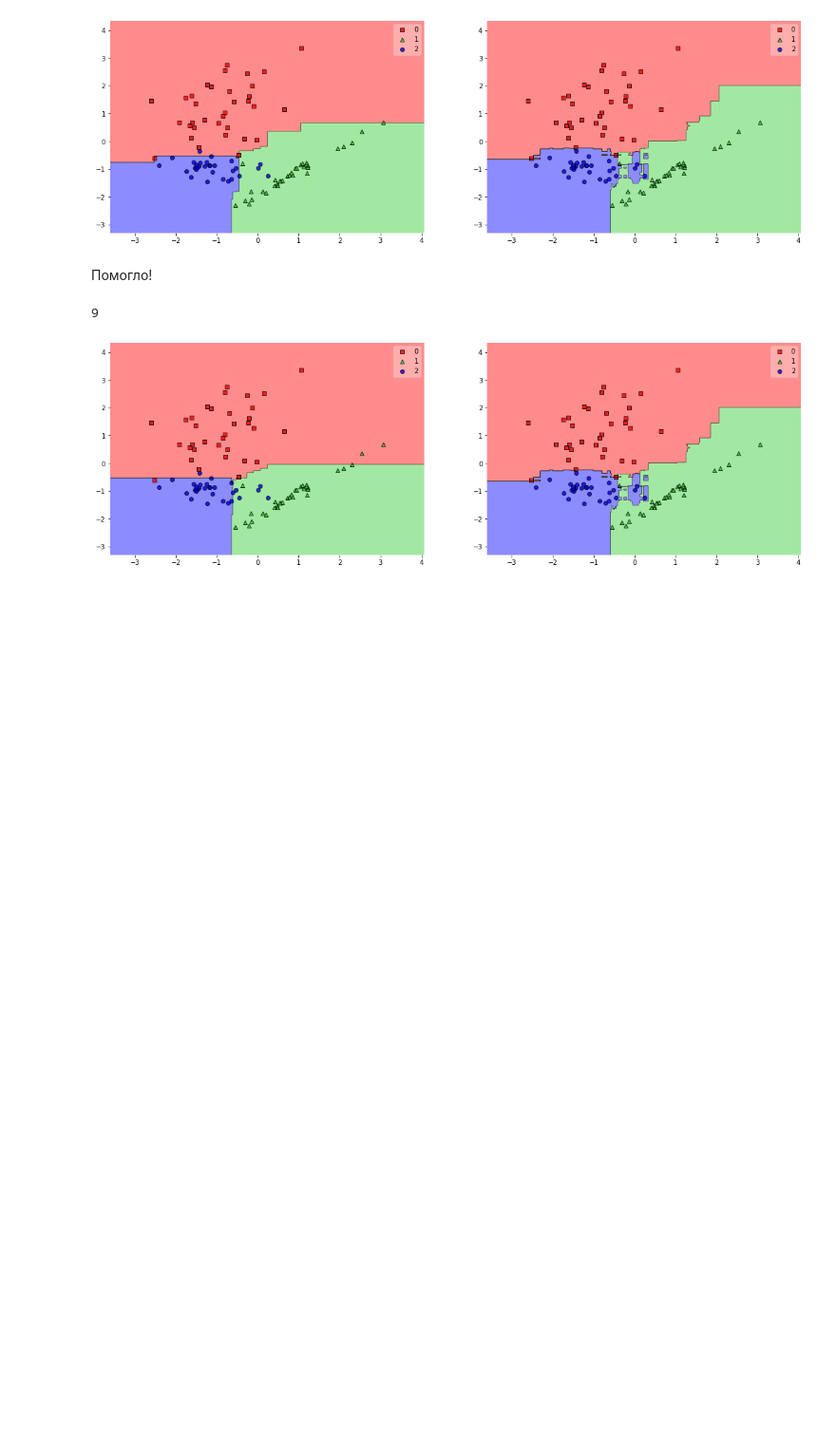
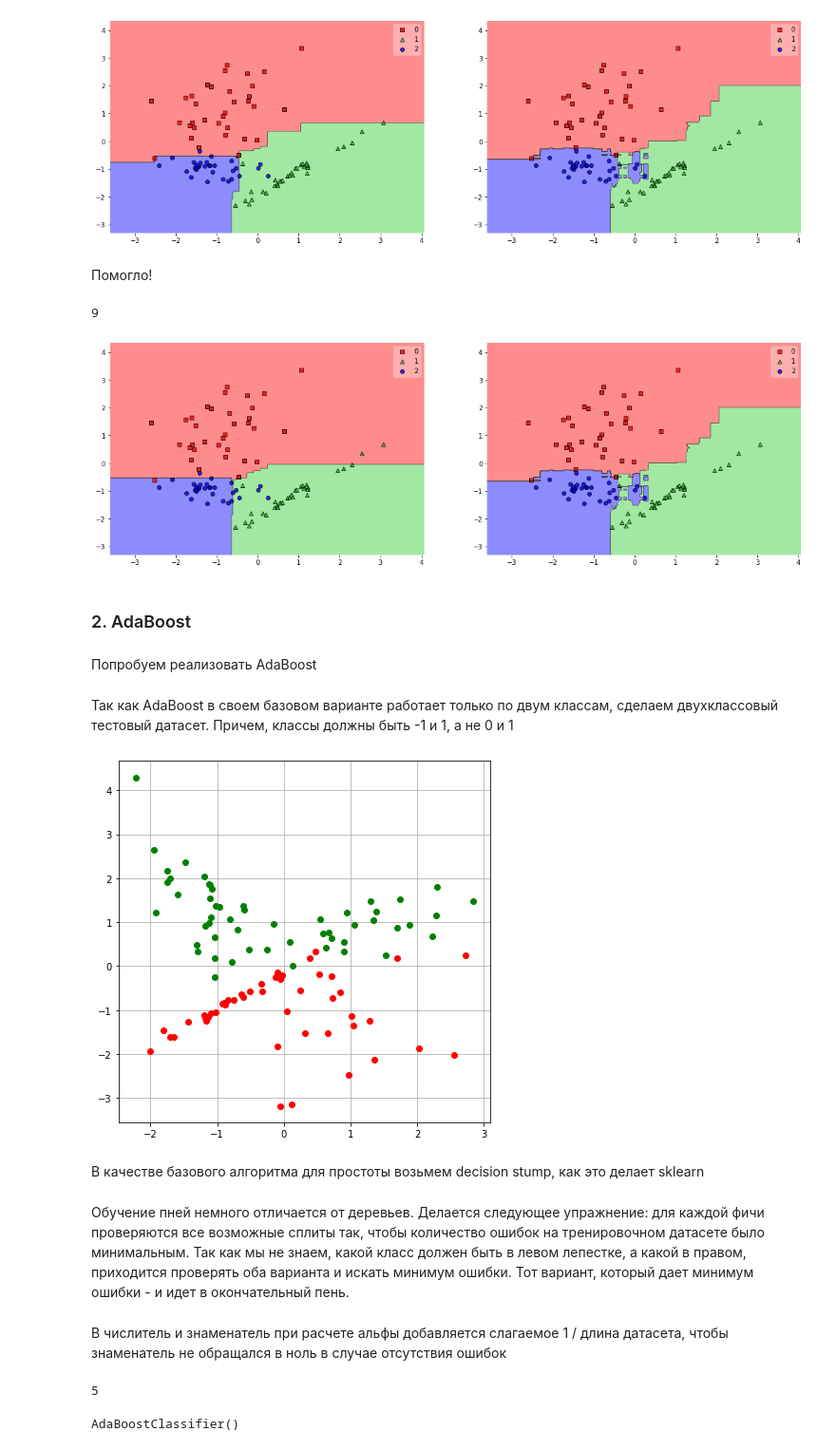
Before and after one commit to yuriy5139/MachineLearning, a Jupyter notebook: Ensembles and Boosting.ipynb, the cells around one changed output. Shown: that part at 95% size. Cells and saved outputs as stored; diff of their text form; code cells hidden in the pictures; blank space fills up the shorter version.

```diff
--- a/Ensembles and Boosting.ipynb
+++ b/Ensembles and Boosting.ipynb
@@ -475,3 +475,29 @@ plot_decision_regions(X_train, Y_train, sk_RF_sqrt, ax=ax[1], colors = 'red,lime
 plt.show()
 # %% [output]
 [figure]
+# %% [markdown]
+### 2. AdaBoost
+# %% [markdown]
+Попробуем реализовать AdaBoost
+# %% [markdown]
+Так как AdaBoost в своем базовом варианте работает только по двум классам, сделаем двухклассовый тестовый датасет. Причем, классы должны быть -1 и 1, а не 0 и 1
+# %%
+X, Y = make_classification(n_samples=150, n_features=2,
+                           n_informative=2, n_classes=2,
+                           n_redundant=0,
+                           n_clusters_per_class=2)
+Y = np.where(Y == 1, 1, -1)
+
+X_train, X_test, Y_train, Y_test = train_test_split(X, Y, test_size=50)
+
+fig = plt.figure(figsize=(7, 7))
+
+plt.plot(X_train[np.where(Y_train==-1), 0], X_train[np.where(Y_train==-1), 1], 'ro')
+plt.plot(X_train[np.where(Y_train==1), 0], X_train[np.where(Y_train==1), 1], 'go')
+plt.grid()
+
+plt.show()
+# %% [output]
+[figure, added]
+# %% [markdown]
+В качестве базового алгоритма для простоты возьмем decision stump, как это делает sklearn
@@ -477,0 +518,2 @@ plt.show()
+# %% [markdown]
+Обучение пней немного отличается от деревьев. Делается следующее упражнение: для каждой фичи проверяются все возможные сплиты так, чтобы количество ошибок на тренировочном датасете было минимальным. Так как мы не знаем, какой класс должен быть в левом лепестке, а какой в правом, приходится проверять оба варианта и искать минимум ошибки. Тот вариант, который дает минимум ошибки - и идет в окончательный пень.
@@ -477,0 +561,2 @@ plt.show()
+# %% [markdown]
+В числитель и знаменатель при расчете альфы добавляется слагаемое 1 / длина датасета, чтобы знаменатель не обращался в ноль в случае отсутствия ошибок
@@ -477,0 +603,10 @@ plt.show()
+# %%
+Y_test.shape[0] - np.where(my_ada.predict(X_test) == Y_test)[0].shape[0]
+# %% [output]
+5
+# %%
+from sklearn.ensemble import AdaBoostClassifier
+sk_ada = AdaBoostClassifier()
+sk_ada.fit(X_train, Y_train)
+# %% [output]
+AdaBoostClassifier()
```
Also changed, not shown: parts of 6 cells of this notebook.
